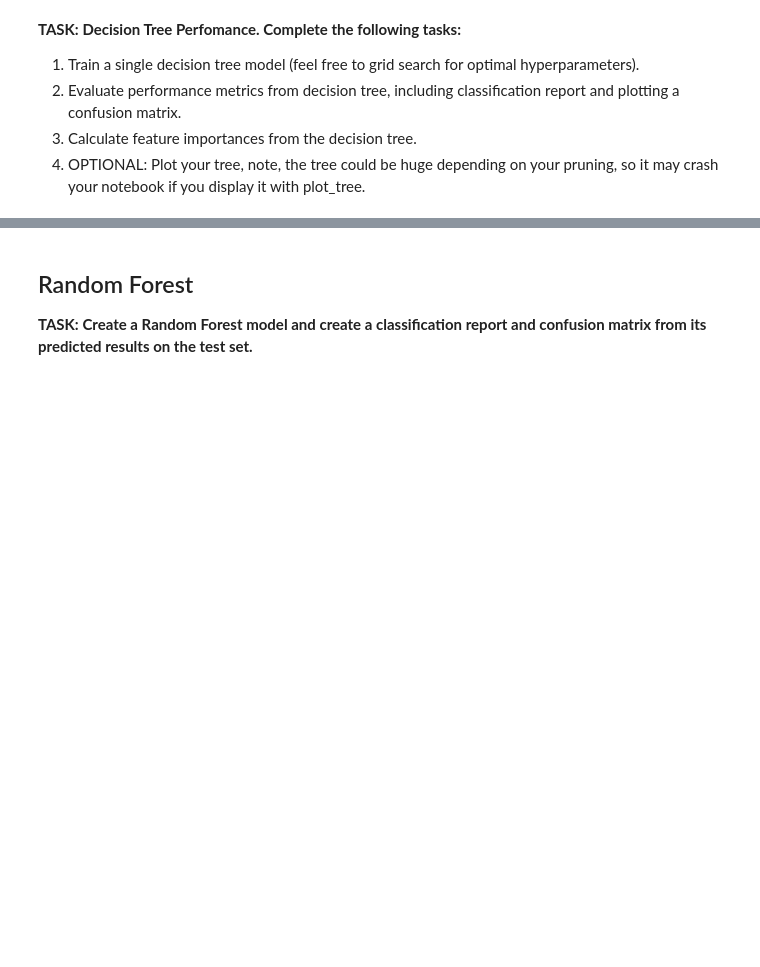
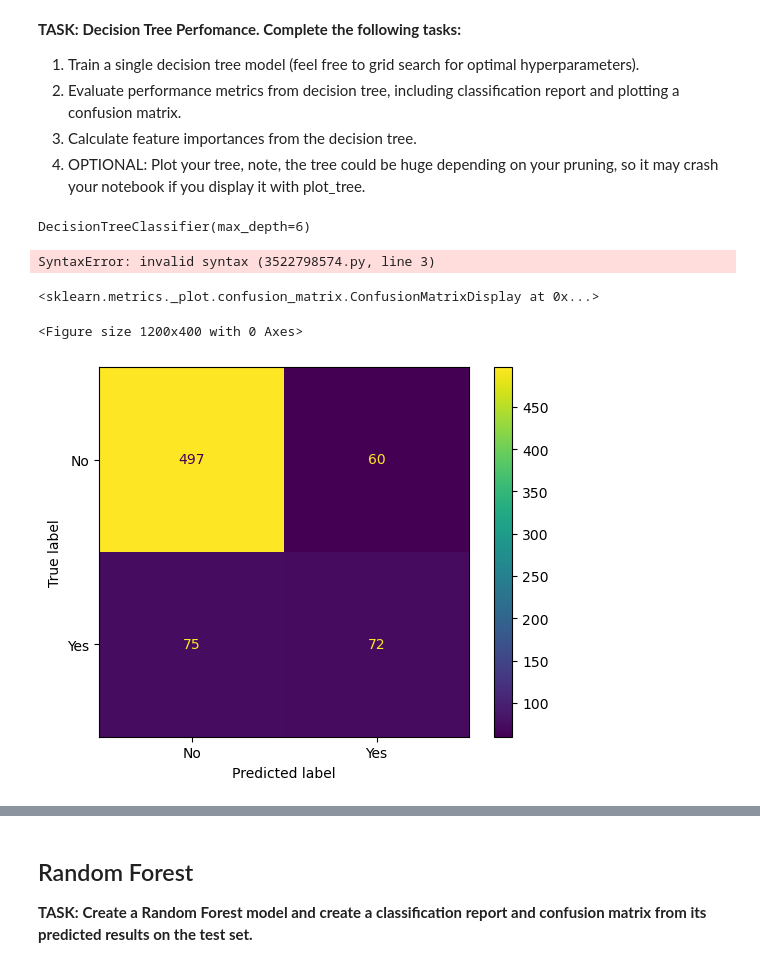
Before and after one commit to sandra-biology/Data-Analytics-A, a Jupyter notebook: Supervised learning capstone project.ipynb, the cells around one changed output, grey strips where cells are left out. Saved outputs shown, nothing was run; the diff lists cells and outputs as text; code cells hidden in the pictures; blank space fills up the shorter version.

Commit message:
added Decision Tree

```diff
--- a/Supervised learning capstone project.ipynb
+++ b/Supervised learning capstone project.ipynb
@@ -372,8 +382,26 @@ sns.catplot(data=telco_df, x='Tenure Cohort', hue='Churn', col='Contract', kind=
+# %%
+X = telco_df.drop(['Churn', 'customerID'], axis=1)
+X = pd.get_dummies(X, drop_first=True)
+y = telco_df['Churn']
 # %% [markdown]
 **TASK: Perform a train test split, holding out 10% of the data for testing. We'll use a random_state of 101 in the solutions notebook/video.**
+# %%
+from sklearn.model_selection import train_test_split
+
+X_train, X_test, y_train, y_test = train_test_split(X, y, test_size=0.1, random_state=101)
 # %% [markdown]
 **TASK: Decision Tree Perfomance. Complete the following tasks:**
    1. Train a single decision tree model (feel free to grid search for optimal hyperparameters).
    2. Evaluate performance metrics from decision tree, including classification report and plotting a confusion matrix.
    2. Calculate feature importances from the decision tree.
    4. OPTIONAL: Plot your tree, note, the tree could be huge depending on your pruning, so it may crash your notebook if you display it with plot_tree.
+# %%
+from sklearn.tree import DecisionTreeClassifier
+
+# create object
+dt = DecisionTreeClassifier(max_depth=6)
+
+# fit model
+dt.fit(X_train, y_train)
+# %% [output]
+DecisionTreeClassifier(max_depth=6)
@@ -379,0 +411,15 @@ sns.catplot(data=telco_df, x='Tenure Cohort', hue='Churn', col='Contract', kind=
+# %%
+# classification report
+
+from sklearn.metrics import accuracy_score,ConfusionMatrixDisplay,classification_report
+
+print(classification_report(y_test, preds))
+# %% [output]
+SyntaxError: invalid syntax (3522798574.py, line 3)
+# %%
+plt.figure(figsize=(6, 2), dpi=200)
+ConfusionMatrixDisplay.from_estimator(dt, X_test, y_test)
+# %% [output]
+<sklearn.metrics._plot.confusion_matrix.ConfusionMatrixDisplay at 0x...>
+<Figure size 1200x400 with 0 Axes>
+[figure, added]
```
Also changed, not shown: parts of 27 cells of this notebook.
